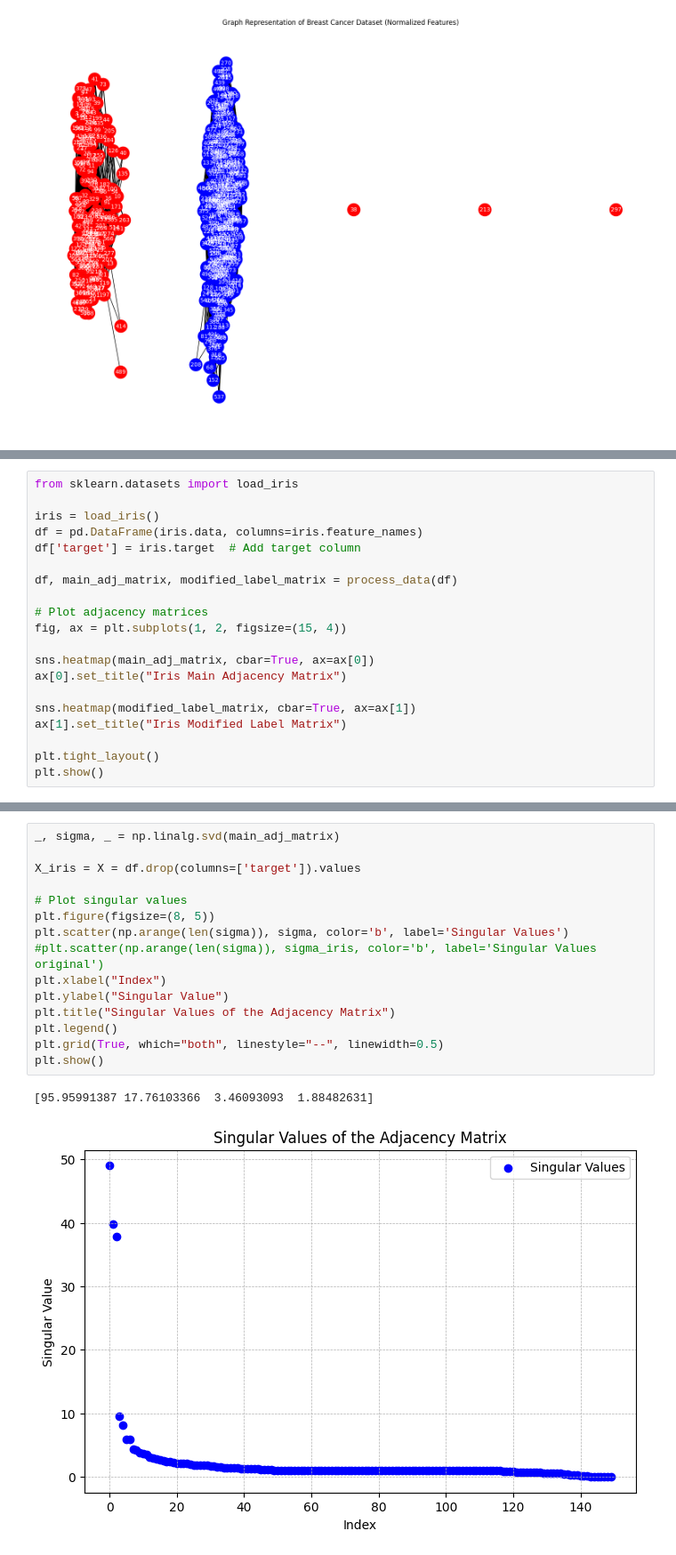
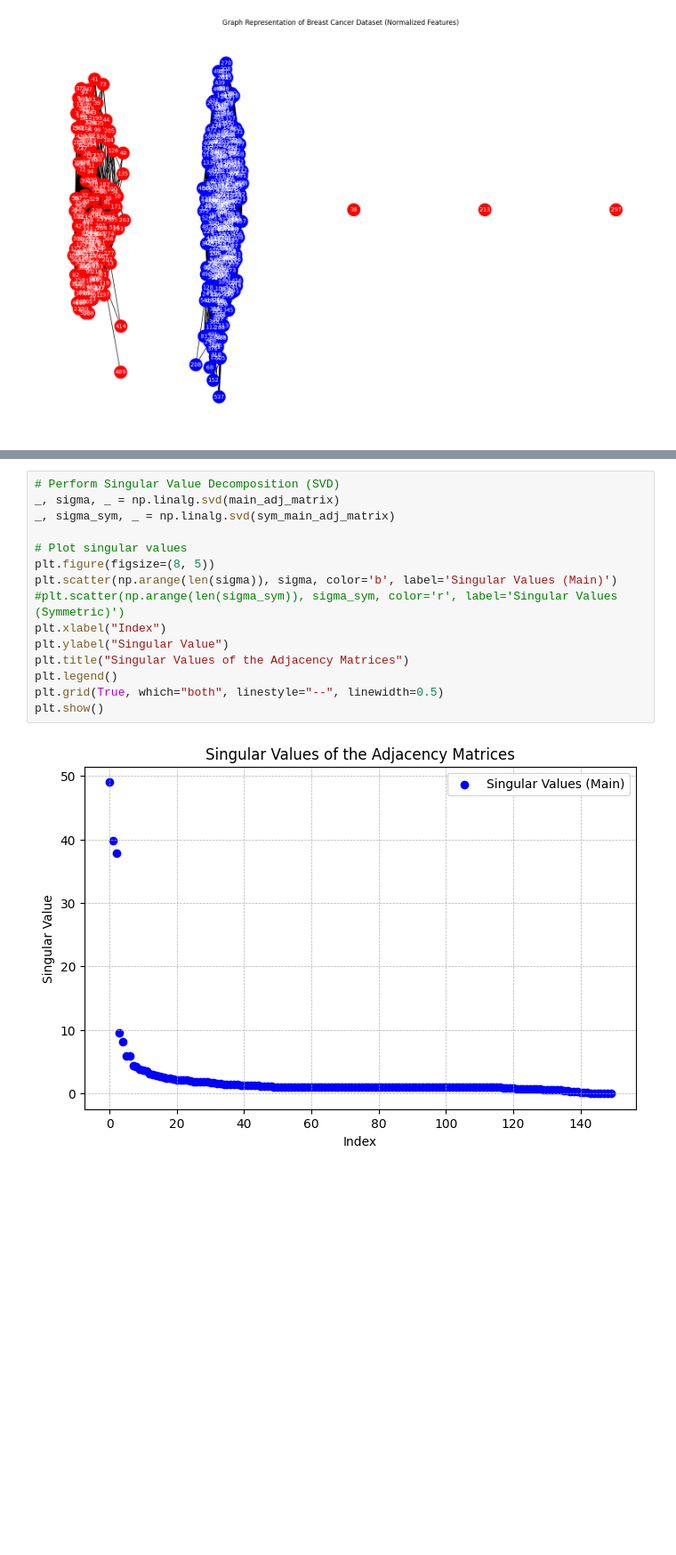
Before and after one commit to alibagheribardi/Erdos_Project, a Jupyter notebook: Iris_Graph_ID.ipynb, the cells around one changed output, grey strips where cells are left out. Shown at 89% size. Saved outputs shown, nothing was run; the diff lists cells and outputs as text; blank space fills up the shorter version.

```diff
--- a/Iris_Graph_ID.ipynb
+++ b/Iris_Graph_ID.ipynb
@@ -336,20 +384,0 @@ def process_data(df, threshold=0.75):
-# %%
-from sklearn.datasets import load_iris
-
-iris = load_iris()
-df = pd.DataFrame(iris.data, columns=iris.feature_names)
-df['target'] = iris.target  # Add target column
-
-df, main_adj_matrix, modified_label_matrix = process_data(df)
-
-# Plot adjacency matrices
-fig, ax = plt.subplots(1, 2, figsize=(15, 4))
-
-sns.heatmap(main_adj_matrix, cbar=True, ax=ax[0])
-ax[0].set_title("Iris Main Adjacency Matrix")
-
-sns.heatmap(modified_label_matrix, cbar=True, ax=ax[1])
-ax[1].set_title("Iris Modified Label Matrix")
-
-plt.tight_layout()
-plt.show()
@@ -360,18 +385,17 @@ Symmetry of main_adj_matrix: False
 # %%
+# Perform Singular Value Decomposition (SVD)
 _, sigma, _ = np.linalg.svd(main_adj_matrix)
-
-X_iris = X = df.drop(columns=['target']).values
+_, sigma_sym, _ = np.linalg.svd(sym_main_adj_matrix)
 
 # Plot singular values
 plt.figure(figsize=(8, 5))
-plt.scatter(np.arange(len(sigma)), sigma, color='b', label='Singular Values')
-#plt.scatter(np.arange(len(sigma)), sigma_iris, color='b', label='Singular Values original')
+plt.scatter(np.arange(len(sigma)), sigma, color='b', label='Singular Values (Main)')
+#plt.scatter(np.arange(len(sigma_sym)), sigma_sym, color='r', label='Singular Values (Symmetric)')
 plt.xlabel("Index")
 plt.ylabel("Singular Value")
-plt.title("Singular Values of the Adjacency Matrix")
+plt.title("Singular Values of the Adjacency Matrices")
 plt.legend()
 plt.grid(True, which="both", linestyle="--", linewidth=0.5)
 plt.show()
 # %% [output]
-[95.95991387 17.76103366  3.46093093  1.88482631]
-[figure, old version]
+[figure, new version]
```
Also changed, not shown: parts of 6 cells of this notebook.
